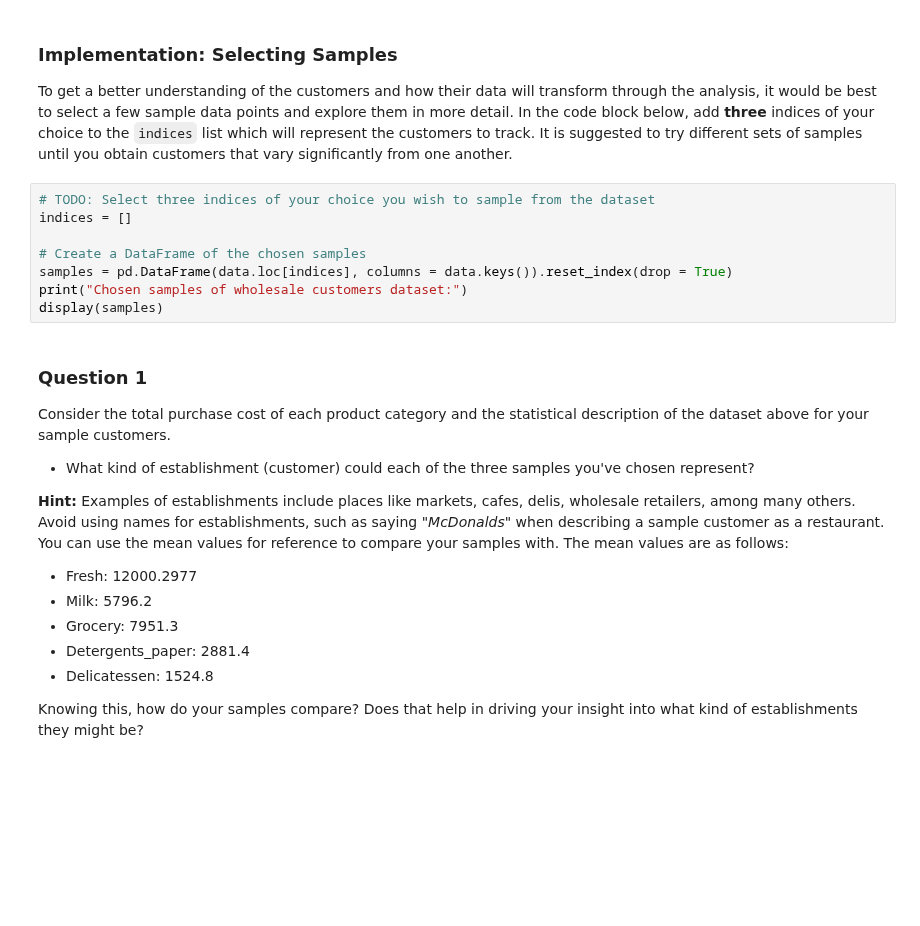
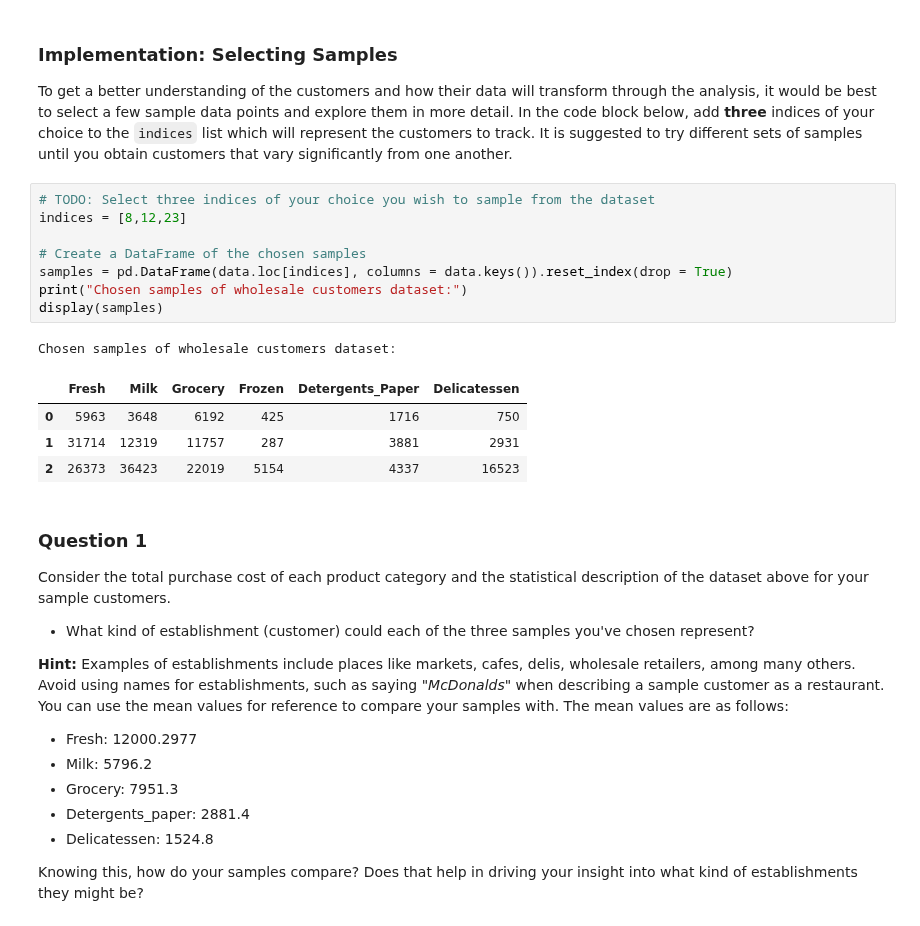
Before and after one commit to JoergStrebel/MachineLearningEngineerND, a Jupyter notebook: customer_segments/customer_segments.ipynb, the cells around one changed output. Drawn from its saved outputs; the diff is of its cells as text; blank space fills up the shorter version.

```diff
--- a/customer_segments/customer_segments.ipynb
+++ b/customer_segments/customer_segments.ipynb
@@ -60,12 +72,18 @@ display(data.describe())
 To get a better understanding of the customers and how their data will transform through the analysis, it would be best to select a few sample data points and explore them in more detail. In the code block below, add **three** indices of your choice to the `indices` list which will represent the customers to track. It is suggested to try different sets of samples until you obtain customers that vary significantly from one another.
 # %%
 # TODO: Select three indices of your choice you wish to sample from the dataset
-indices = []
+indices = [8,12,23]
 
 # Create a DataFrame of the chosen samples
 samples = pd.DataFrame(data.loc[indices], columns = data.keys()).reset_index(drop = True)
 print("Chosen samples of wholesale customers dataset:")
 display(samples)
+# %% [output]
+Chosen samples of wholesale customers dataset:
+|  | Fresh | Milk | Grocery | Frozen | Detergents_Paper | Delicatessen |
+| 0 | 5963 | 3648 | 6192 | 425 | 1716 | 750 |
+| 1 | 31714 | 12319 | 11757 | 287 | 3881 | 2931 |
+| 2 | 26373 | 36423 | 22019 | 5154 | 4337 | 16523 |
 # %% [markdown]
 ### Question 1
 Consider the total purchase cost of each product category and the statistical description of the dataset above for your sample customers.
```
Also changed, not shown: parts of 5 cells of this notebook, 1 other file.
